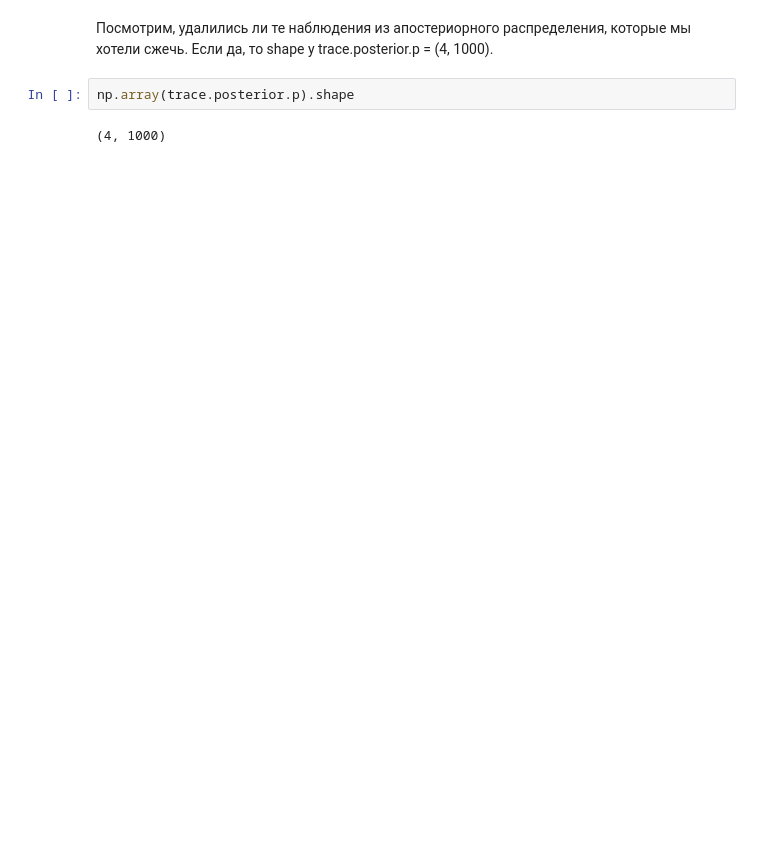
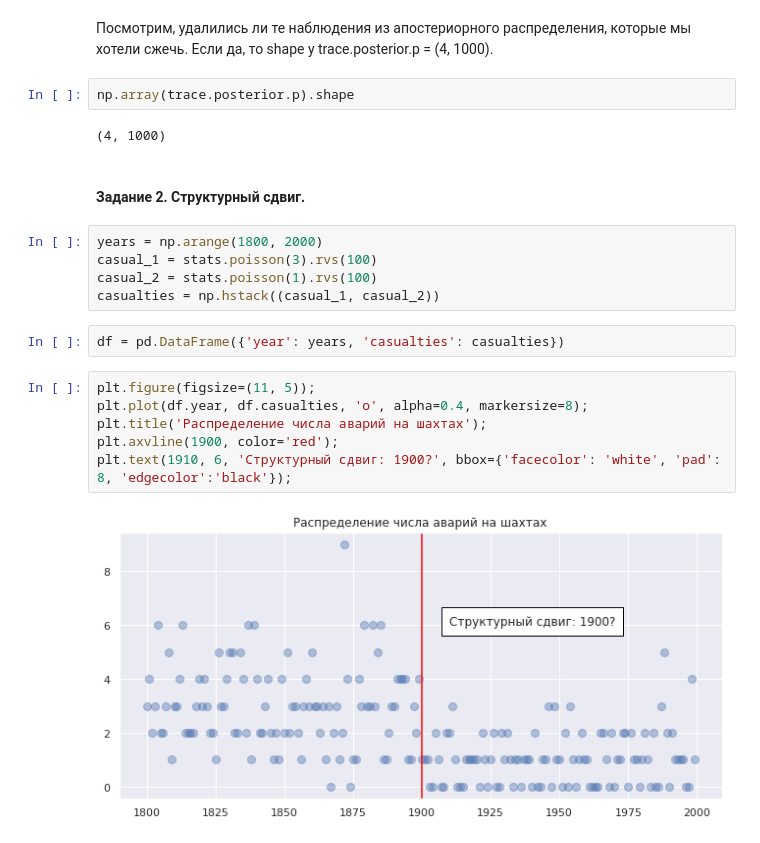
Before and after one commit to darkmetrics/bayes, a Jupyter notebook: Seminar 1.ipynb, the cells around one changed output. Drawn from its saved outputs; the diff is of its cells as text; blank space fills up the shorter version.

```diff
--- a/Seminar 1.ipynb
+++ b/Seminar 1.ipynb
@@ -199,3 +201,20 @@ print(f"Выборочное среднее апостериорного рас
 np.array(trace.posterior.p).shape
 # %% [output]
 (4, 1000)
+# %% [markdown]
+#### Задание 2. Структурный сдвиг.
+# %%
+years = np.arange(1800, 2000)
+casual_1 = stats.poisson(3).rvs(100)
+casual_2 = stats.poisson(1).rvs(100)
+casualties = np.hstack((casual_1, casual_2))
+# %%
+df = pd.DataFrame({'year': years, 'casualties': casualties})
+# %%
+plt.figure(figsize=(11, 5));
+plt.plot(df.year, df.casualties, 'o', alpha=0.4, markersize=8);
+plt.title('Распределение числа аварий на шахтах');
+plt.axvline(1900, color='red');
+plt.text(1910, 6, 'Структурный сдвиг: 1900?', bbox={'facecolor': 'white', 'pad': 8, 'edgecolor':'black'});
+# %% [output]
+[figure, added]
```
Also changed, not shown: parts of 20 cells of this notebook.
